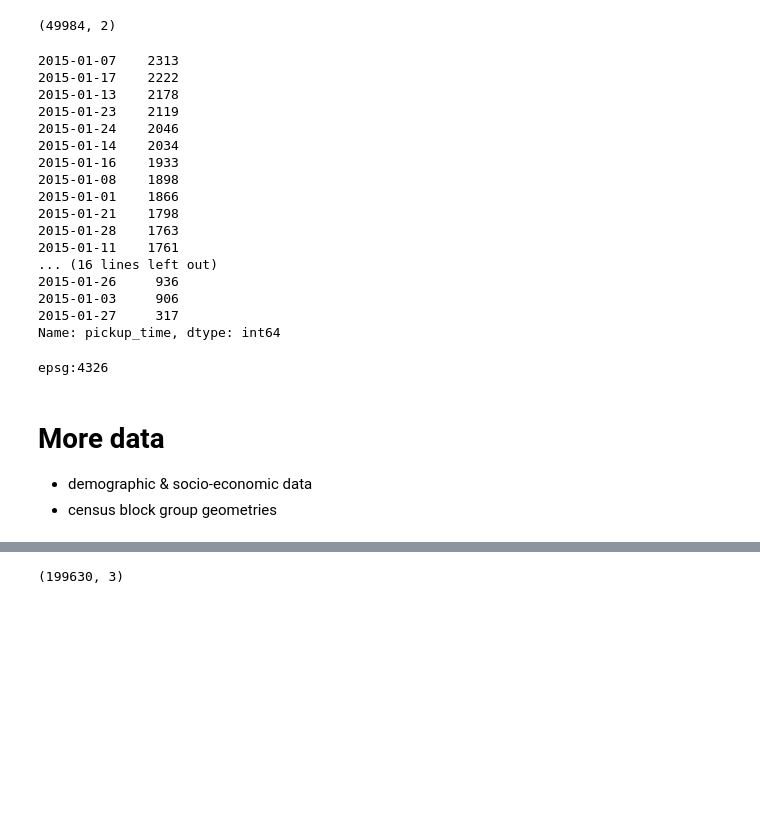
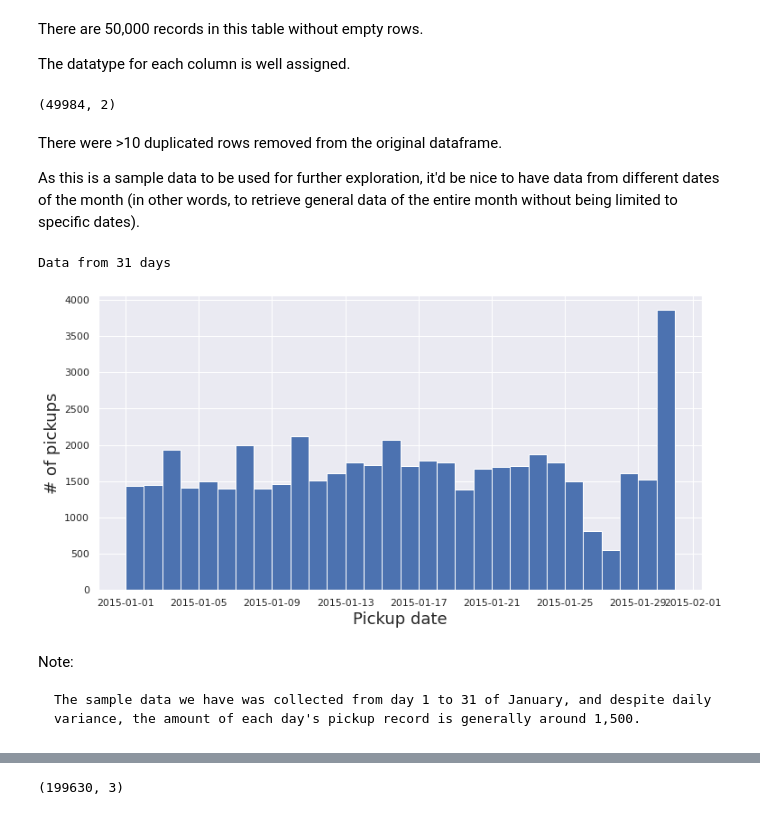
Before and after one commit to soyhyoj/CARTO-JuniorDSTest, a Jupyter notebook: notebooks/2.EDA+Modeling.ipynb, the cells around one changed output, grey strips where cells are left out. Drawn from its saved outputs; the diff is of its cells as text; code cells hidden in the pictures; blank space fills up the shorter version.

Commit message:
dataset all merged. ACS related data analysis ongoing

```diff
--- a/notebooks/2.EDA+Modeling.ipynb
+++ b/notebooks/2.EDA+Modeling.ipynb
@@ -8,6 +11,9 @@ import numpy as np
 import psycopg2
 import pandas as pd
 import geopandas as gpd
+from sklearn.model_selection import train_test_split
+from sklearn.linear_model import LinearRegression
+from sklearn.metrics import mean_absolute_error
 import matplotlib.pyplot as plt
 import seaborn as sns
 sns.set()
@@ -16,5 +22,6 @@ sns.set_context(rc={'axes.labelsize':18,
                     'axes.titlesize':18,
                     'font.size':15,
                     'legend.fontsize':15,
-                    'lines.linewidth':2.2})
+                    'lines.linewidth':2.2,
+                    'palette':'Set1'})
 import contextily as ctx
@@ -73,4 +79,0 @@ memory usage: 781.4 KB
-# %%
-# Remove missing values if exist
-pickup_jan = pickup_jan[~pickup_jan.isnull()]
-pickup_jan.shape
@@ -79,36 +93,32 @@ pickup_jan.shape
+# %% [markdown]
+There are 50,000 records in this table without empty rows.
+
+The datatype for each column is well assigned.
 # %%
 # Remove duplicated rows
 pickup_jan = pickup_jan[~pickup_jan.duplicated()]
 pickup_jan.shape
 # %% [output]
 (49984, 2)
-# %%
-pickup_jan.pickup_time.dt.date.value_counts()
-# %% [output]
-2015-01-07    2313
-2015-01-17    2222
-2015-01-13    2178
-2015-01-23    2119
-2015-01-24    2046
-2015-01-14    2034
-2015-01-16    1933
-2015-01-08    1898
-2015-01-01    1866
-2015-01-21    1798
-2015-01-28    1763
-2015-01-11    1761
-... (16 lines left out)
-2015-01-26     936
-2015-01-03     906
-2015-01-27     317
-Name: pickup_time, dtype: int64
-# %%
-# Print CRS
-print(pickup_jan.crs)
-# %% [output]
-epsg:4326
-# %% [markdown]
-# More data
-
-* demographic & socio-economic data
-* census block group geometries
+# %% [markdown]
+There were >10 duplicated rows removed from the original dataframe.
+
+As this is a sample data to be used for further exploration, it'd be nice to have data from different dates of the month (in other words, to retrieve general data of the entire month without being limited to specific dates).
+# %%
+# Is the data from different dates of the month?
+# Check the distribution of 'pickup_time' by assessing its datetime.date object.
+dates_from_pickup_jan = pickup_jan.pickup_time.dt.date
+
+print(f'Data from {len(dates_from_pickup_jan.unique())} days')
+
+dates_from_pickup_jan.hist(bins=30, figsize=(12,6))
+plt.ylabel('# of pickups')
+plt.xlabel('Pickup date')
+plt.show()
+# %% [output]
+Data from 31 days
+[figure, added]
+# %% [markdown]
+Note:
+
+    The sample data we have was collected from day 1 to 31 of January, and despite daily variance, the amount of each day's pickup record is generally around 1,500.
```
Also changed, not shown: parts of 82 cells of this notebook.
